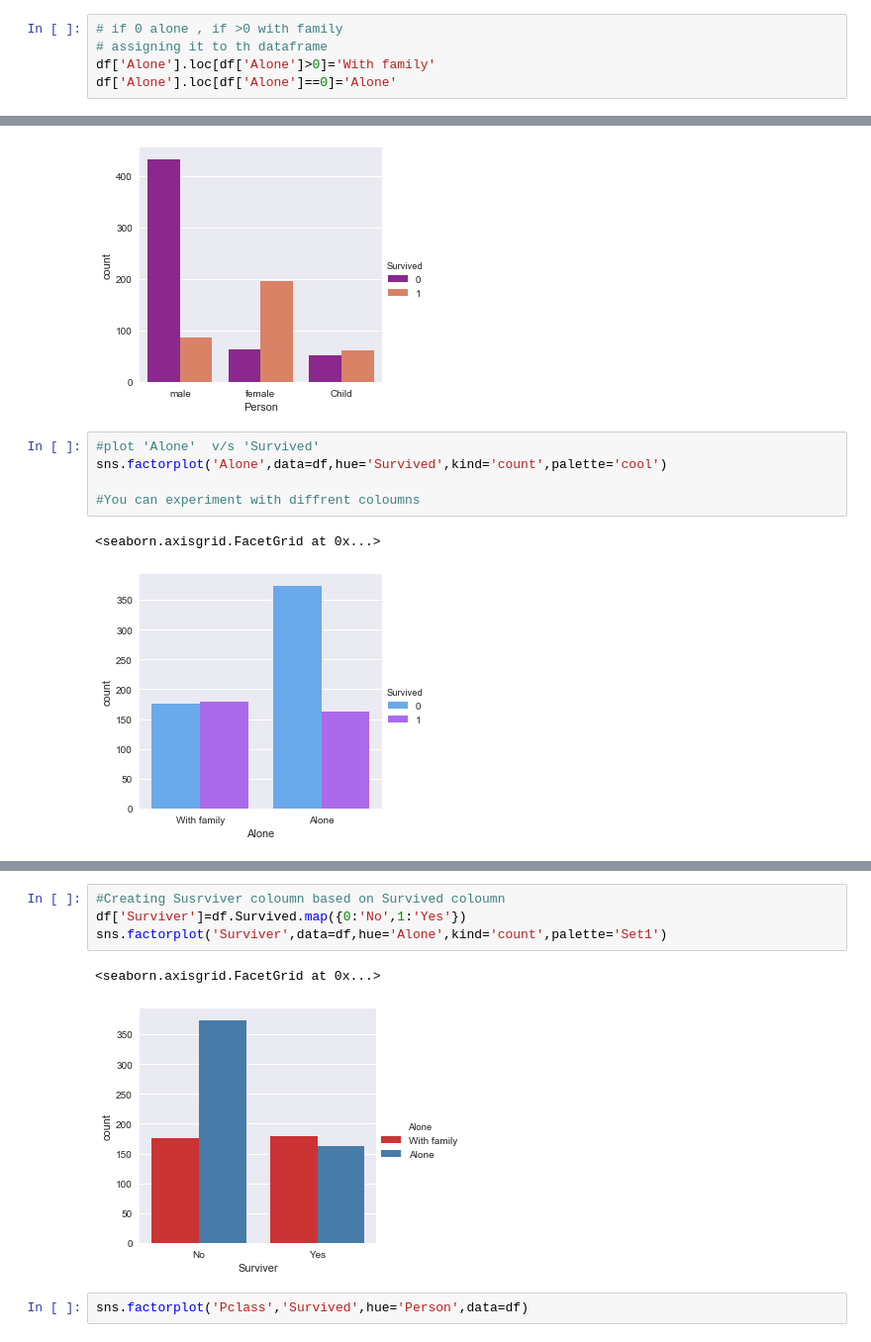
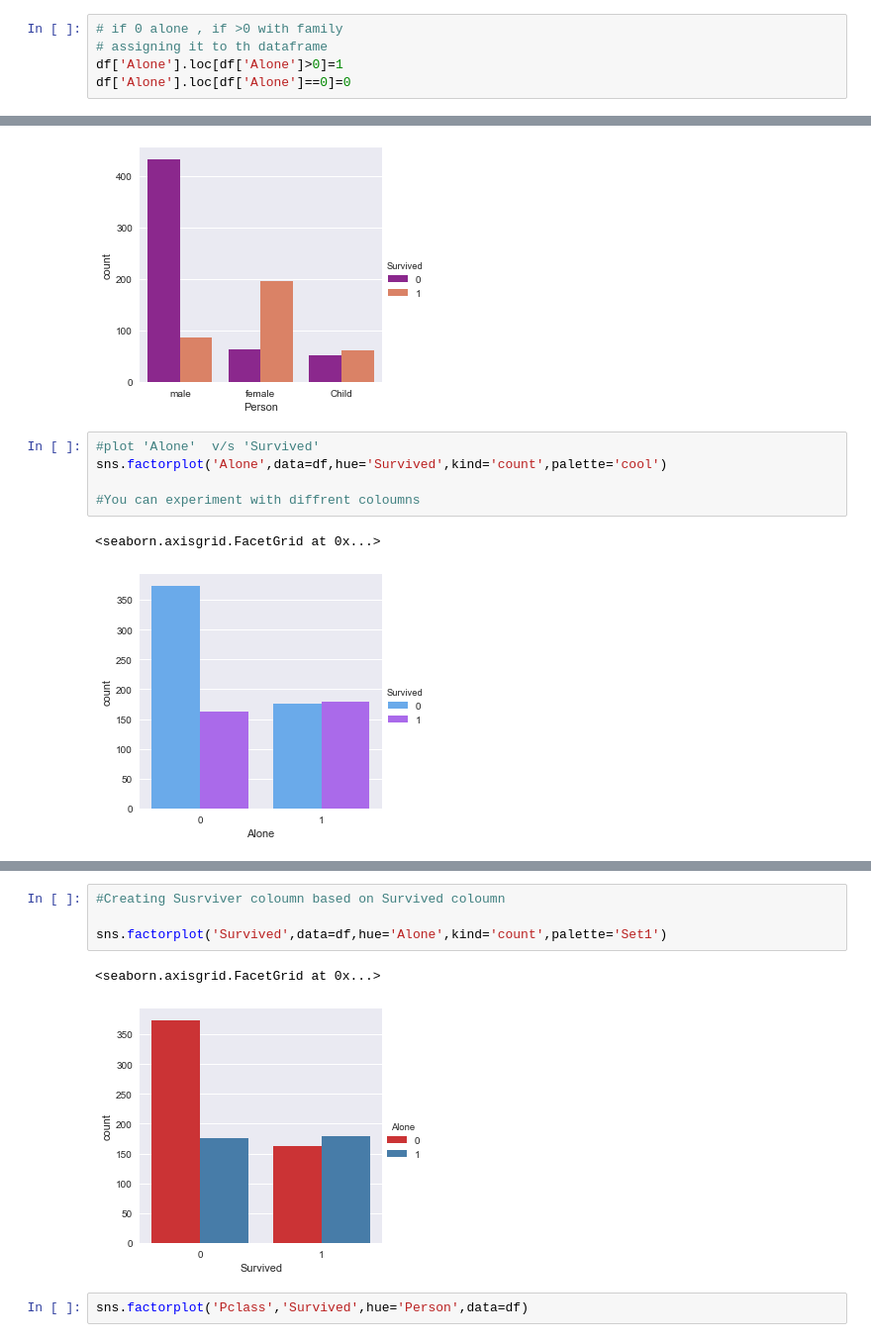
Before and after one commit to abhi0987/data_analysis_py, a Jupyter notebook: titanic.ipynb, the cells around one changed output, grey strips where cells are left out. Shown at 99% size. Cells and saved outputs as stored; diff of their text form.

```diff
--- a/titanic.ipynb
+++ b/titanic.ipynb
@@ -138,8 +138,8 @@ Name: Alone, dtype: int64
 # %%
 # if 0 alone , if >0 with family
 # assigning it to th dataframe
-df['Alone'].loc[df['Alone']>0]='With family'
-df['Alone'].loc[df['Alone']==0]='Alone'
+df['Alone'].loc[df['Alone']>0]=1
+df['Alone'].loc[df['Alone']==0]=0
 # %% [output]
 A value is trying to be set on a copy of a slice from a DataFrame
 
@@ -170,7 +175,7 @@ sns.factorplot('Alone',data=df,hue='Survived',kind='count',palette='cool')
 #You can experiment with diffrent coloumns
 # %% [output]
 <seaborn.axisgrid.FacetGrid at 0x...>
-[figure, old version]
+[figure, new version]
 # %%
 df.head()
 # %% [output]
@@ -182,11 +187,11 @@ df.head()
 | 4 | 5 | 0 | 3 | Allen, Mr. William Henry | male | 35.0 | 0 | 0 | 373450 | 8.0500 | ... |
 # %%
 #Creating Susrviver coloumn based on Survived coloumn
-df['Surviver']=df.Survived.map({0:'No',1:'Yes'})
-sns.factorplot('Surviver',data=df,hue='Alone',kind='count',palette='Set1')
+
+sns.factorplot('Survived',data=df,hue='Alone',kind='count',palette='Set1')
 # %% [output]
 <seaborn.axisgrid.FacetGrid at 0x...>
-[figure, old version]
+[figure, new version]
 # %%
 sns.factorplot('Pclass','Survived',hue='Person',data=df)
 # %% [output]
```
Also changed, not shown: parts of 24 cells of this notebook.
